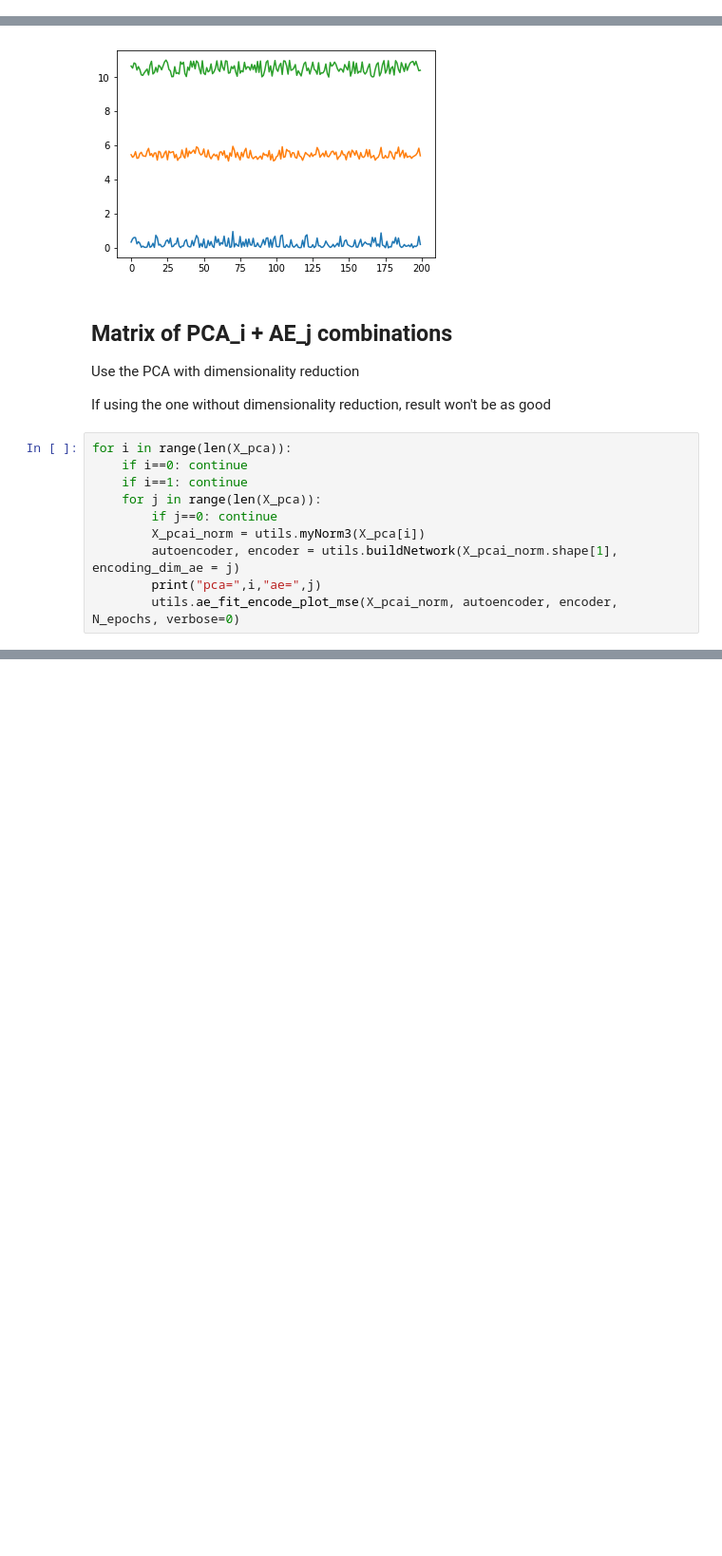
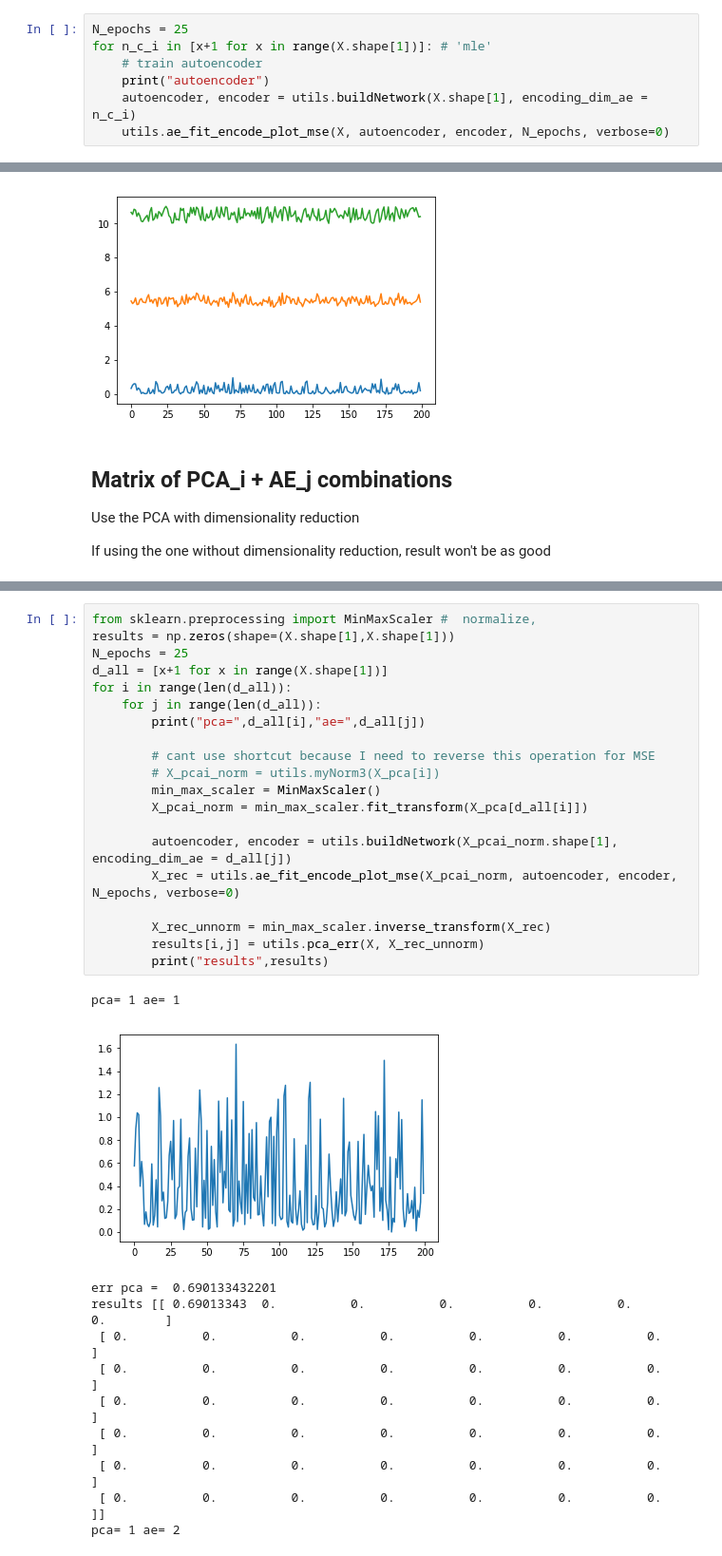
Before and after one commit to shadiakiki1986/test-ml, a Jupyter notebook: t1e2_pca_ae_nonlinear-2-chained.ipynb, the cells around one changed output, grey strips where cells are left out. Shown at 95% size. Drawn from its saved outputs; the diff is of its cells as text; blank space fills up the shorter version.

```diff
--- a/t1e2_pca_ae_nonlinear-2-chained.ipynb
+++ b/t1e2_pca_ae_nonlinear-2-chained.ipynb
@@ -106,3 +123,10 @@ for n_c_i in [x+1 for x in range(X.shape[1])]: # 'mle'
+# %%
+N_epochs = 25
+for n_c_i in [x+1 for x in range(X.shape[1])]: # 'mle'
+    # train autoencoder
+    print("autoencoder")
+    autoencoder, encoder = utils.buildNetwork(X.shape[1], encoding_dim_ae = n_c_i)
+    utils.ae_fit_encode_plot_mse(X, autoencoder, encoder, N_epochs, verbose=0)
 # %% [markdown]
 ## Normalize PCA output example
 
@@ -134,13 +158,3 @@ X_pca_use normalized [[ 0.33950504  0.45493499  0.6444418 ]
 Use the PCA with dimensionality reduction
 
 If using the one without dimensionality reduction, result won't be as good
-# %%
-for i in range(len(X_pca)):
-    if i==0: continue
-    if i==1: continue
-    for j in range(len(X_pca)):
-        if j==0: continue
-        X_pcai_norm = utils.myNorm3(X_pca[i])
-        autoencoder, encoder = utils.buildNetwork(X_pcai_norm.shape[1], encoding_dim_ae = j)
-        print("pca=",i,"ae=",j)
-        utils.ae_fit_encode_plot_mse(X_pcai_norm, autoencoder, encoder, N_epochs, verbose=0)
@@ -165,0 +161,32 @@ pca= 2 ae= 6
+# %%
+from sklearn.preprocessing import MinMaxScaler #  normalize,
+results = np.zeros(shape=(X.shape[1],X.shape[1]))
+N_epochs = 25
+d_all = [x+1 for x in range(X.shape[1])]
+for i in range(len(d_all)):
+    for j in range(len(d_all)):
+        print("pca=",d_all[i],"ae=",d_all[j])
+
+        # cant use shortcut because I need to reverse this operation for MSE
+        # X_pcai_norm = utils.myNorm3(X_pca[i])
+        min_max_scaler = MinMaxScaler()
+        X_pcai_norm = min_max_scaler.fit_transform(X_pca[d_all[i]])
+
+        autoencoder, encoder = utils.buildNetwork(X_pcai_norm.shape[1], encoding_dim_ae = d_all[j])
+        X_rec = utils.ae_fit_encode_plot_mse(X_pcai_norm, autoencoder, encoder, N_epochs, verbose=0)
+
+        X_rec_unnorm = min_max_scaler.inverse_transform(X_rec)
+        results[i,j] = utils.pca_err(X, X_rec_unnorm)
+        print("results",results)
+# %% [output]
+pca= 1 ae= 1
+[figure, added]
+err pca =  0.690133432201
+results [[ 0.69013343  0.          0.          0.          0.          0.          0.        ]
+ [ 0.          0.          0.          0.          0.          0.          0.        ]
+ [ 0.          0.          0.          0.          0.          0.          0.        ]
+ [ 0.          0.          0.          0.          0.          0.          0.        ]
+ [ 0.          0.          0.          0.          0.          0.          0.        ]
+ [ 0.          0.          0.          0.          0.          0.          0.        ]
+ [ 0.          0.          0.          0.          0.          0.          0.        ]]
+pca= 1 ae= 2
```
Also changed, not shown: parts of 5 cells of this notebook, 2 other files.
